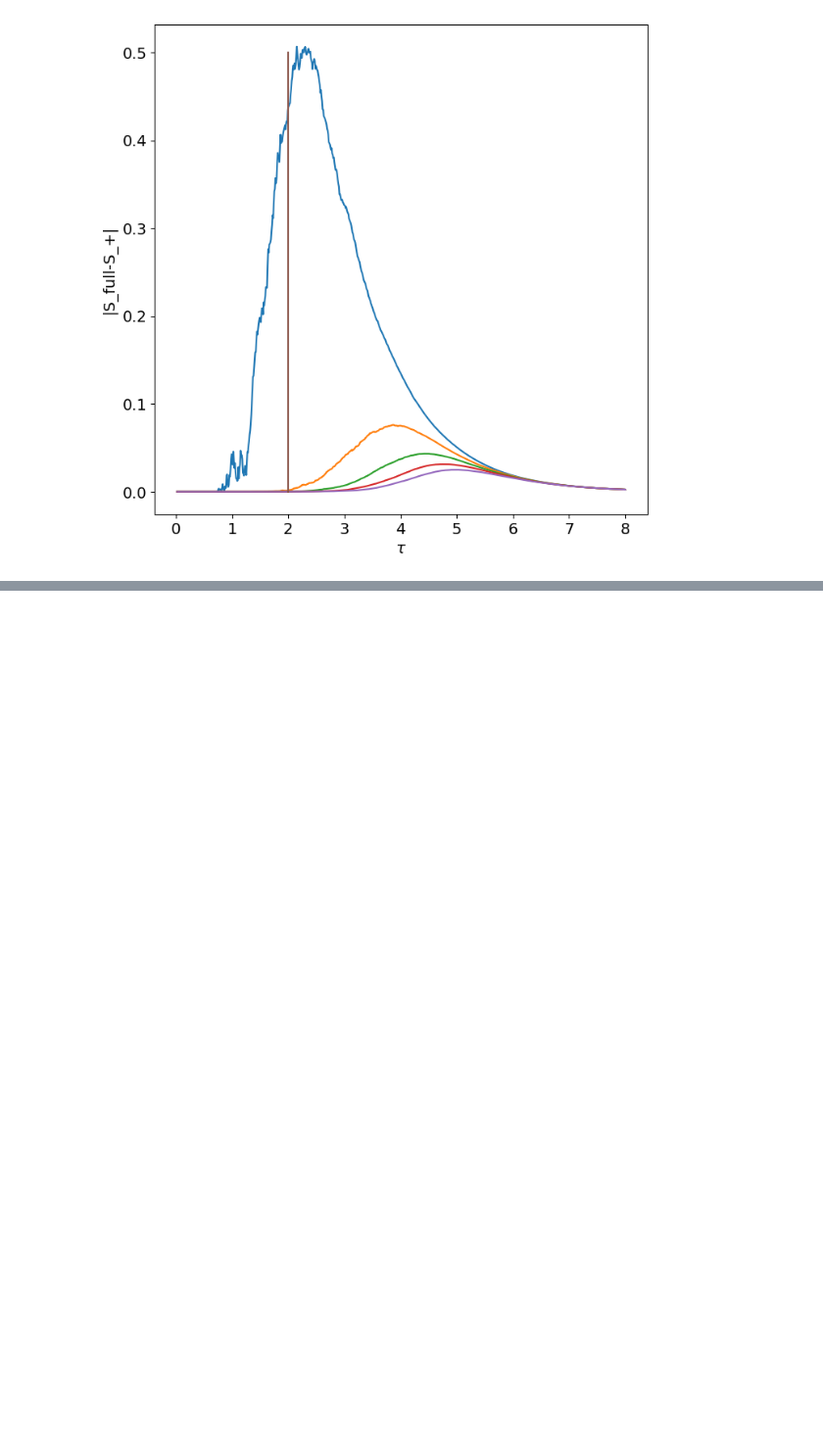
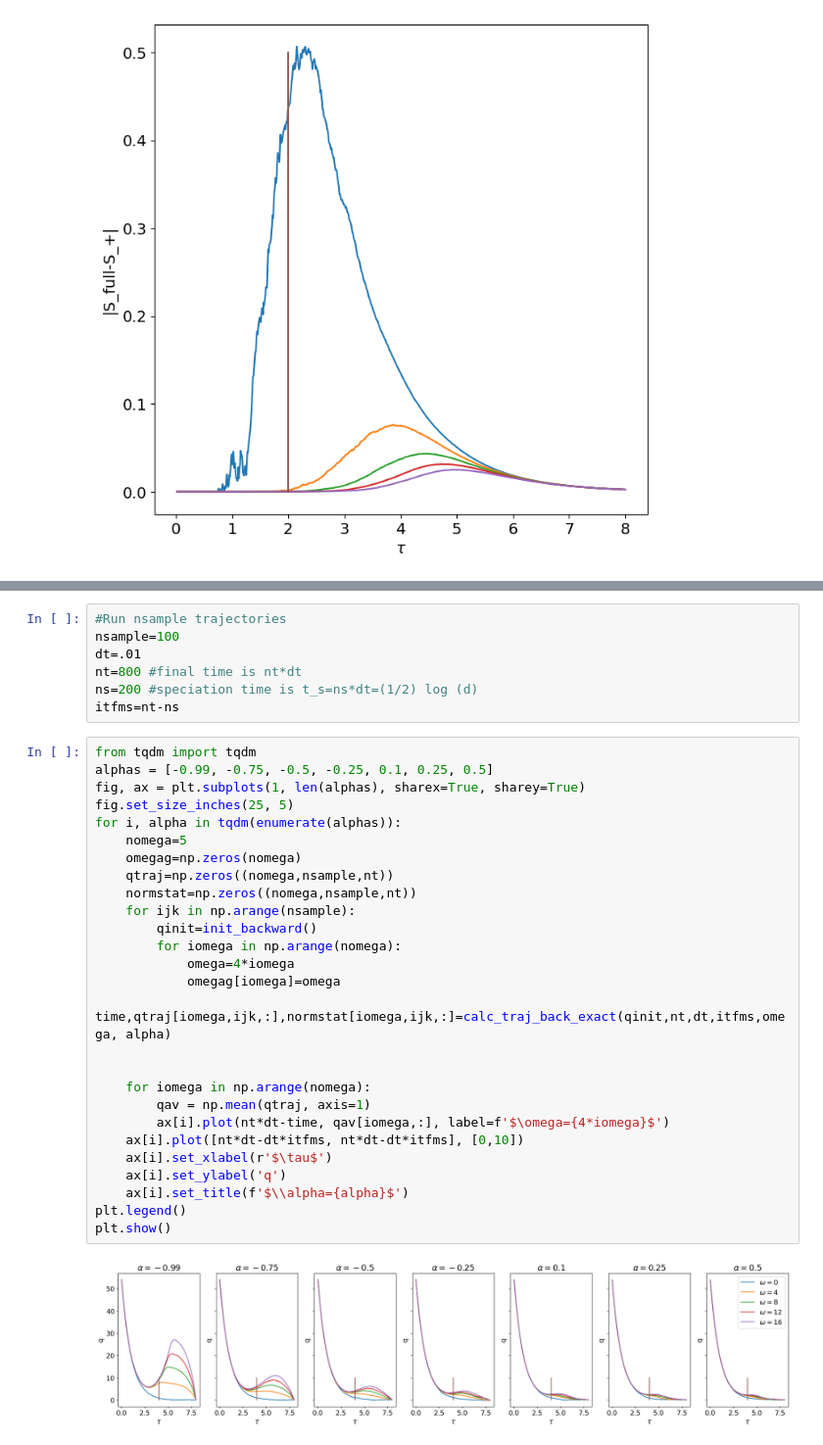
Before and after one commit to krunolp/cfg_theory, a Jupyter notebook: Backward equation for q v2 nonlinear.ipynb, the cells around one changed output, grey strips where cells are left out. Shown at 98% size. Drawn from its saved outputs; the diff is of its cells as text; blank space fills up the shorter version.

```diff
--- a/Backward equation for q v2 nonlinear.ipynb
+++ b/Backward equation for q v2 nonlinear.ipynb
@@ -135,0 +250,36 @@ omega= 16.0
+# %%
+#Run nsample trajectories
+nsample=100
+dt=.01
+nt=800 #final time is nt*dt
+ns=200 #speciation time is t_s=ns*dt=(1/2) log (d)
+itfms=nt-ns
+# %%
+from tqdm import tqdm
+alphas = [-0.99, -0.75, -0.5, -0.25, 0.1, 0.25, 0.5]
+fig, ax = plt.subplots(1, len(alphas), sharex=True, sharey=True)
+fig.set_size_inches(25, 5)
+for i, alpha in tqdm(enumerate(alphas)):
+    nomega=5
+    omegag=np.zeros(nomega)
+    qtraj=np.zeros((nomega,nsample,nt))
+    normstat=np.zeros((nomega,nsample,nt))
+    for ijk in np.arange(nsample):
+        qinit=init_backward()
+        for iomega in np.arange(nomega):
+            omega=4*iomega
+            omegag[iomega]=omega
+            time,qtraj[iomega,ijk,:],normstat[iomega,ijk,:]=calc_traj_back_exact(qinit,nt,dt,itfms,omega, alpha)
+
+
+    for iomega in np.arange(nomega):
+        qav = np.mean(qtraj, axis=1)
+        ax[i].plot(nt*dt-time, qav[iomega,:], label=f'$\omega={4*iomega}$')
+    ax[i].plot([nt*dt-dt*itfms, nt*dt-dt*itfms], [0,10])
+    ax[i].set_xlabel(r'$\tau$')
+    ax[i].set_ylabel('q')
+    ax[i].set_title(f'$\\alpha={alpha}$')
+plt.legend()
+plt.show()
+# %% [output]
+[figure, added]
```
Also changed, not shown: parts of 17 cells of this notebook, 50 other files.
